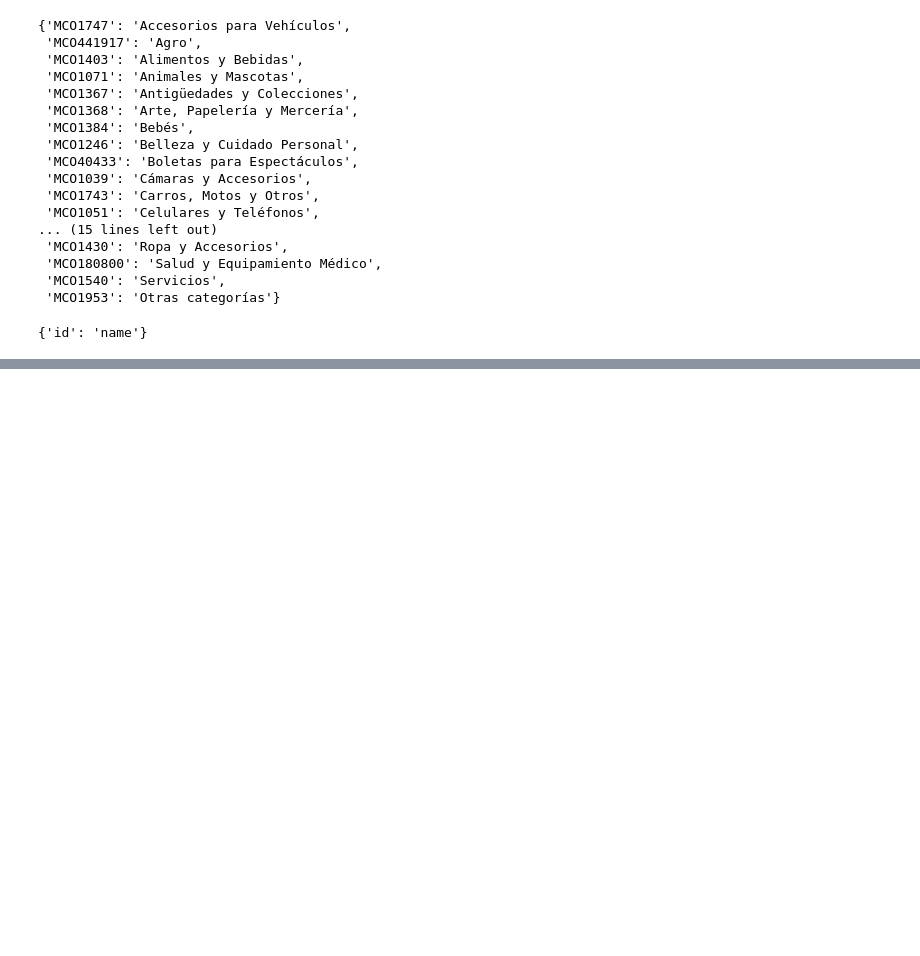
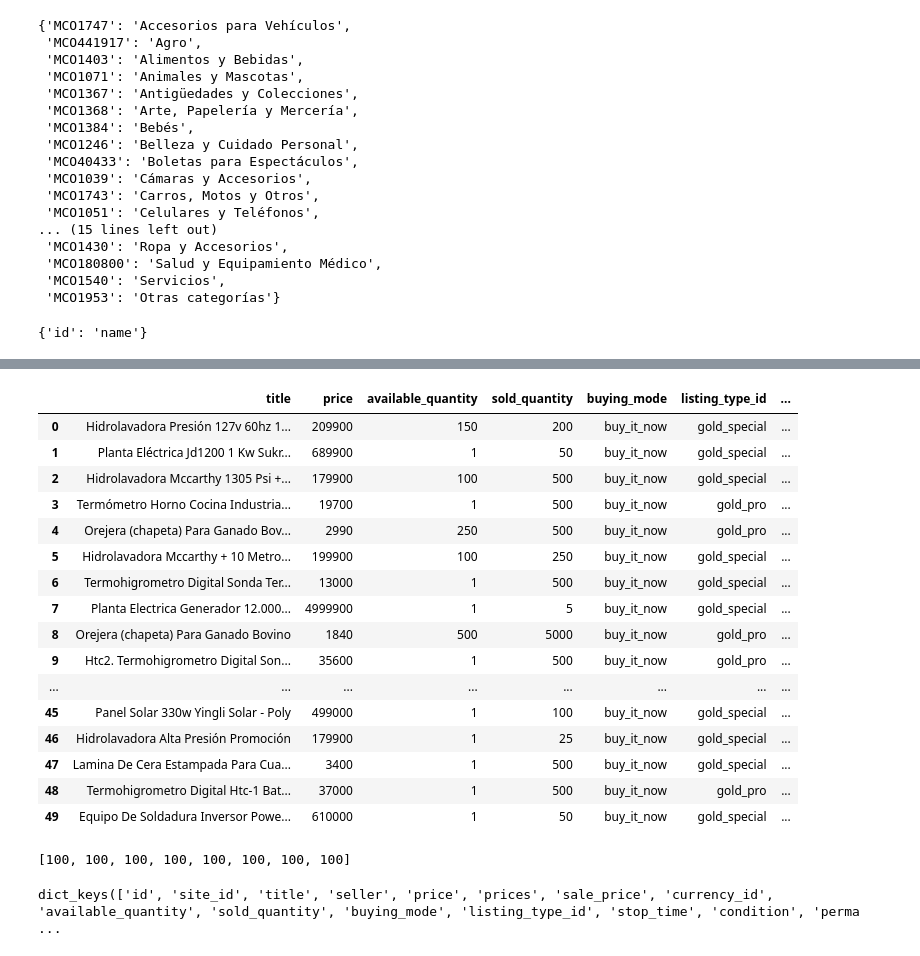
Before and after one commit to juancop/MeliDSChallenge, a Jupyter notebook: notebooks/Untitled.ipynb, the cells around one changed output, grey strips where cells are left out. Drawn from its saved outputs; the diff is of its cells as text; code cells hidden in the pictures; blank space fills up the shorter version.

```diff
--- a/notebooks/Untitled.ipynb
+++ b/notebooks/Untitled.ipynb
@@ -53,0 +151,28 @@ dict(output_list)
+# %%
+df.drop_duplicates(subset=None, keep='first', inplace=False)
+# %% [output]
+|  | title | price | available_quantity | sold_quantity | buying_mode | listing_type_id | ... |
+| 0 | Hidrolavadora Presión 127v 60hz 1... | 209900 | 150 | 200 | buy_it_now | gold_special | ... |
+| 1 | Planta Eléctrica Jd1200 1 Kw Sukr... | 689900 | 1 | 50 | buy_it_now | gold_special | ... |
+| 2 | Hidrolavadora Mccarthy 1305 Psi +... | 179900 | 100 | 500 | buy_it_now | gold_special | ... |
+| 3 | Termómetro Horno Cocina Industria... | 19700 | 1 | 500 | buy_it_now | gold_pro | ... |
+| 4 | Orejera (chapeta) Para Ganado Bov... | 2990 | 250 | 500 | buy_it_now | gold_pro | ... |
+| 5 | Hidrolavadora Mccarthy + 10 Metro... | 199900 | 100 | 250 | buy_it_now | gold_special | ... |
+| 6 | Termohigrometro Digital Sonda Ter... | 13000 | 1 | 500 | buy_it_now | gold_special | ... |
+| 7 | Planta Electrica Generador 12.000... | 4999900 | 1 | 5 | buy_it_now | gold_special | ... |
+| 8 | Orejera (chapeta) Para Ganado Bovino | 1840 | 500 | 5000 | buy_it_now | gold_pro | ... |
+| 9 | Htc2. Termohigrometro Digital Son... | 35600 | 1 | 500 | buy_it_now | gold_pro | ... |
+| ... | ... | ... | ... | ... | ... | ... | ... |
+| 45 | Panel Solar 330w Yingli Solar - Poly | 499000 | 1 | 100 | buy_it_now | gold_special | ... |
+| 46 | Hidrolavadora Alta Presión Promoción | 179900 | 1 | 25 | buy_it_now | gold_special | ... |
+| 47 | Lamina De Cera Estampada Para Cua... | 3400 | 1 | 500 | buy_it_now | gold_special | ... |
+| 48 | Termohigrometro Digital Htc-1 Bat... | 37000 | 1 | 500 | buy_it_now | gold_pro | ... |
+| 49 | Equipo De Soldadura Inversor Powe... | 610000 | 1 | 50 | buy_it_now | gold_special | ... |
+# %%
+[len(aaa[x]) for x in aaa.keys()]
+# %% [output]
+[100, 100, 100, 100, 100, 100, 100, 100]
+# %%
+ss.keys()
+# %% [output]
+dict_keys(['id', 'site_id', 'title', 'seller', 'price', 'prices', 'sale_price', 'currency_id', 'available_quantity', 'sold_quantity', 'buying_mode', 'listing_type_id', 'stop_time', 'condition', 'perma ...
```
Also changed, not shown: parts of 19 cells of this notebook, 1 other file.
